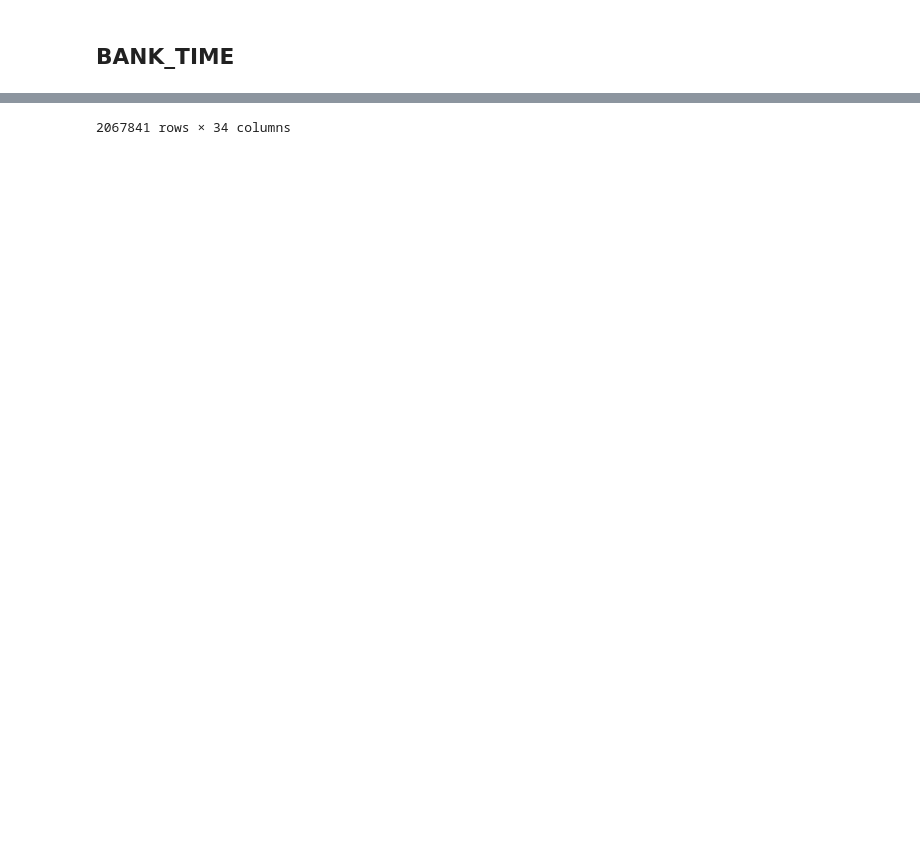
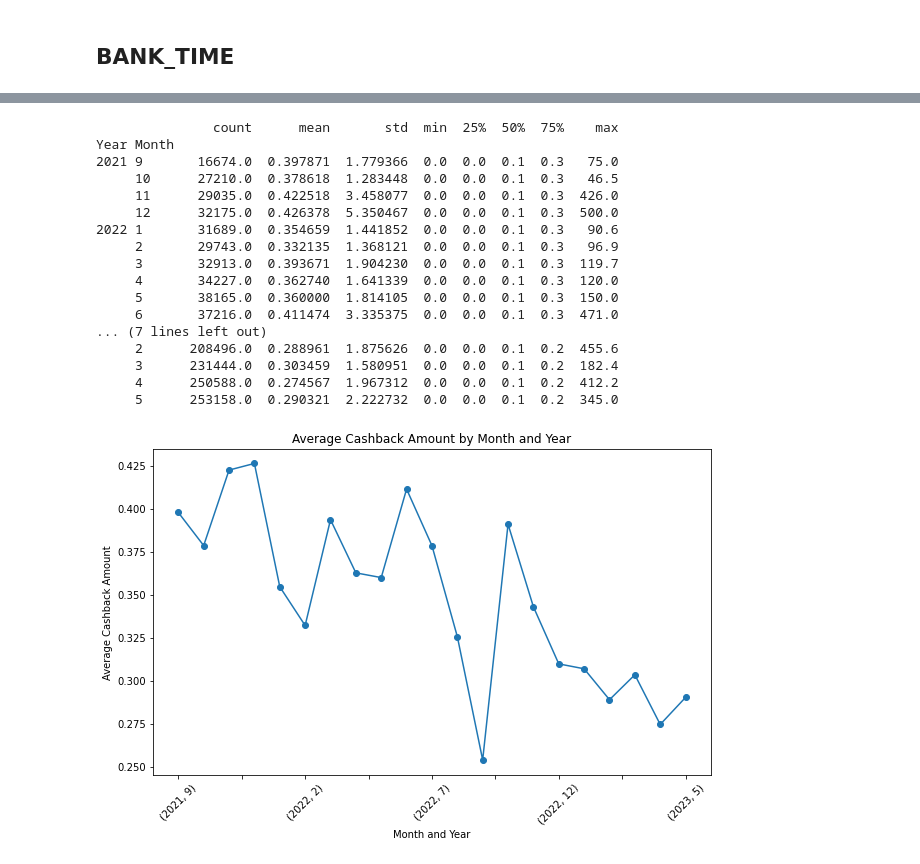
Before and after one commit to Ismat-Samadov/vipemlak_az, a Jupyter notebook: Cashback.ipynb, the cells around one changed output, grey strips where cells are left out. Cells and saved outputs as stored; diff of their text form; code cells hidden in the pictures; blank space fills up the shorter version.

```diff
--- a/Cashback.ipynb
+++ b/Cashback.ipynb
@@ -299,5 +305,25 @@ df['Year'] = df['BANK_TIME'].dt.year
 df['Day_of_Year'] = df['BANK_TIME'].dt.dayofyear
 df['Month'] = df['BANK_TIME'].dt.month
 # %%
-df
+# Convert 'BANK_TIME' column to datetime if not already
+df['BANK_TIME'] = pd.to_datetime(df['BANK_TIME'])
+
+# Extract month and year from 'BANK_TIME' column
+df['Month'] = df['BANK_TIME'].dt.month
+df['Year'] = df['BANK_TIME'].dt.year
+
+# Group data by month and year and calculate statistics
+monthly_yearly_cashback_stats = df.groupby(['Year', 'Month'])['CASHBACK_AMOUNT'].describe()
+
+# Print the statistics for each month and year
+print(monthly_yearly_cashback_stats)
+
+# Plot the average cashback amount for each month and year
+plt.figure(figsize=(10, 6))
+df.groupby(['Year', 'Month'])['CASHBACK_AMOUNT'].mean().plot(marker='o')
+plt.xlabel('Month and Year')
+plt.ylabel('Average Cashback Amount')
+plt.title('Average Cashback Amount by Month and Year')
+plt.xticks(rotation=45)
+plt.show()
 # %% [output]
@@ -316,2 +330,19 @@ df
-2067841 rows × 34 columns
+               count      mean       std  min  25%  50%  75%    max
+Year Month
+2021 9       16674.0  0.397871  1.779366  0.0  0.0  0.1  0.3   75.0
+     10      27210.0  0.378618  1.283448  0.0  0.0  0.1  0.3   46.5
+     11      29035.0  0.422518  3.458077  0.0  0.0  0.1  0.3  426.0
+     12      32175.0  0.426378  5.350467  0.0  0.0  0.1  0.3  500.0
+2022 1       31689.0  0.354659  1.441852  0.0  0.0  0.1  0.3   90.6
+     2       29743.0  0.332135  1.368121  0.0  0.0  0.1  0.3   96.9
+     3       32913.0  0.393671  1.904230  0.0  0.0  0.1  0.3  119.7
+     4       34227.0  0.362740  1.641339  0.0  0.0  0.1  0.3  120.0
+     5       38165.0  0.360000  1.814105  0.0  0.0  0.1  0.3  150.0
+     6       37216.0  0.411474  3.335375  0.0  0.0  0.1  0.3  471.0
+... (7 lines left out)
+     2      208496.0  0.288961  1.875626  0.0  0.0  0.1  0.2  455.6
+     3      231444.0  0.303459  1.580951  0.0  0.0  0.1  0.2  182.4
+     4      250588.0  0.274567  1.967312  0.0  0.0  0.1  0.2  412.2
+     5      253158.0  0.290321  2.222732  0.0  0.0  0.1  0.2  345.0
+[figure, added]
 # %%
```
Also changed, not shown: parts of 14 cells of this notebook.
